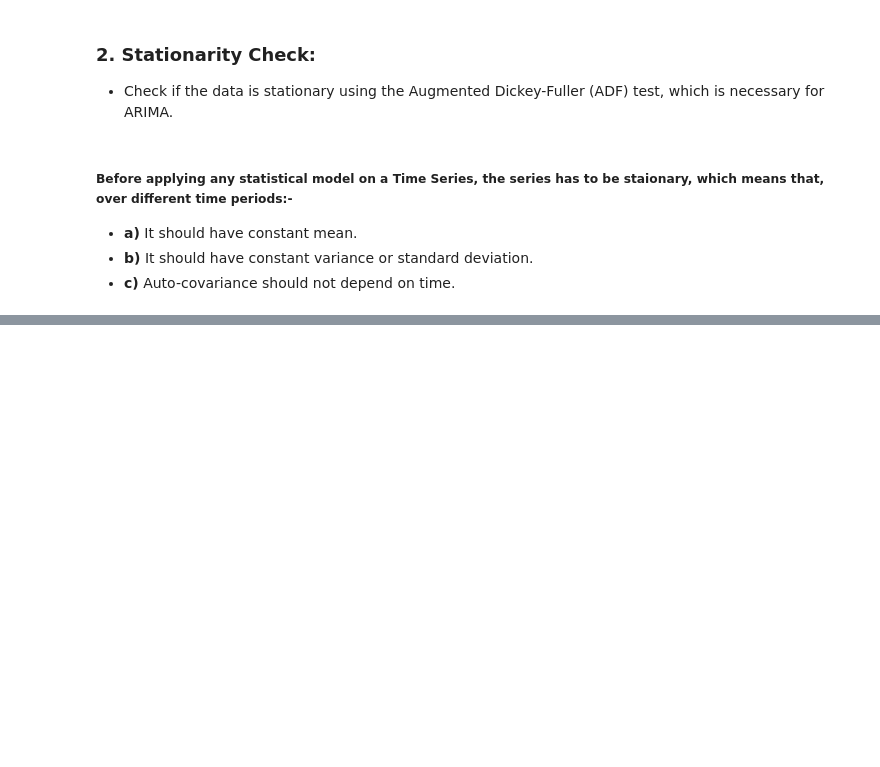
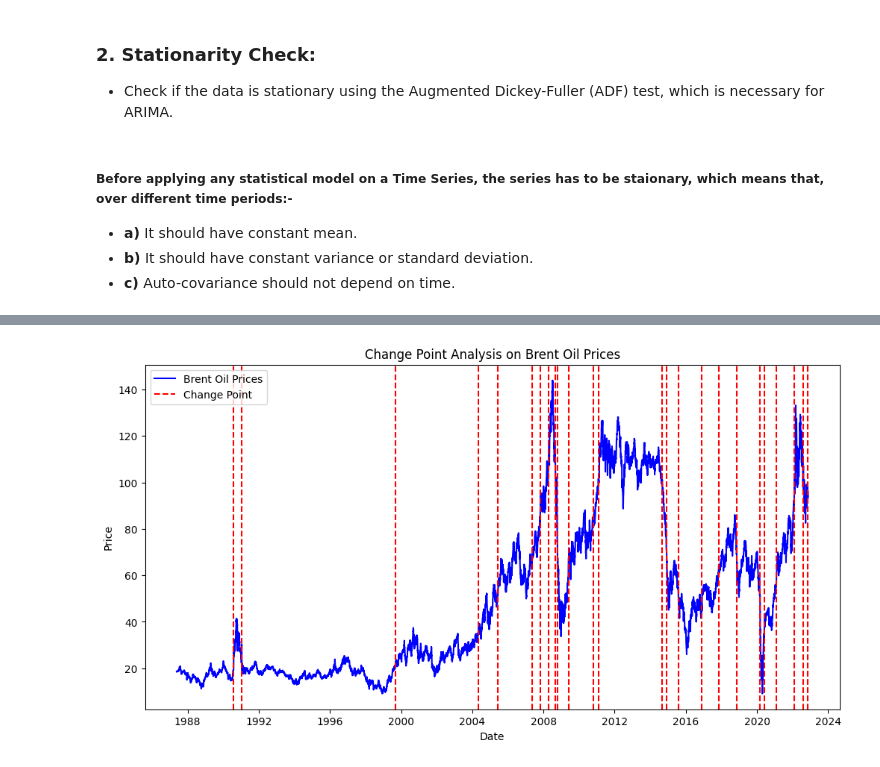
Before and after one commit to GetieBalew24/BrentOil-PriceModeling, a Jupyter notebook: notebooks/oil_price_EDA.ipynb, the cells around one changed output, grey strips where cells are left out. Cells and saved outputs as stored; diff of their text form; code cells hidden in the pictures; blank space fills up the shorter version.

```diff
--- a/notebooks/oil_price_EDA.ipynb
+++ b/notebooks/oil_price_EDA.ipynb
@@ -119,0 +127,4 @@ processor.check_stationarity()
+# %%
+# apply change point analysis
+processor.change_point_analysis()
+# %% [output]
@@ -119,0 +132 @@ processor.check_stationarity()
+[figure, added]
```
Also changed, not shown: parts of 11 cells of this notebook, 1 other file.
